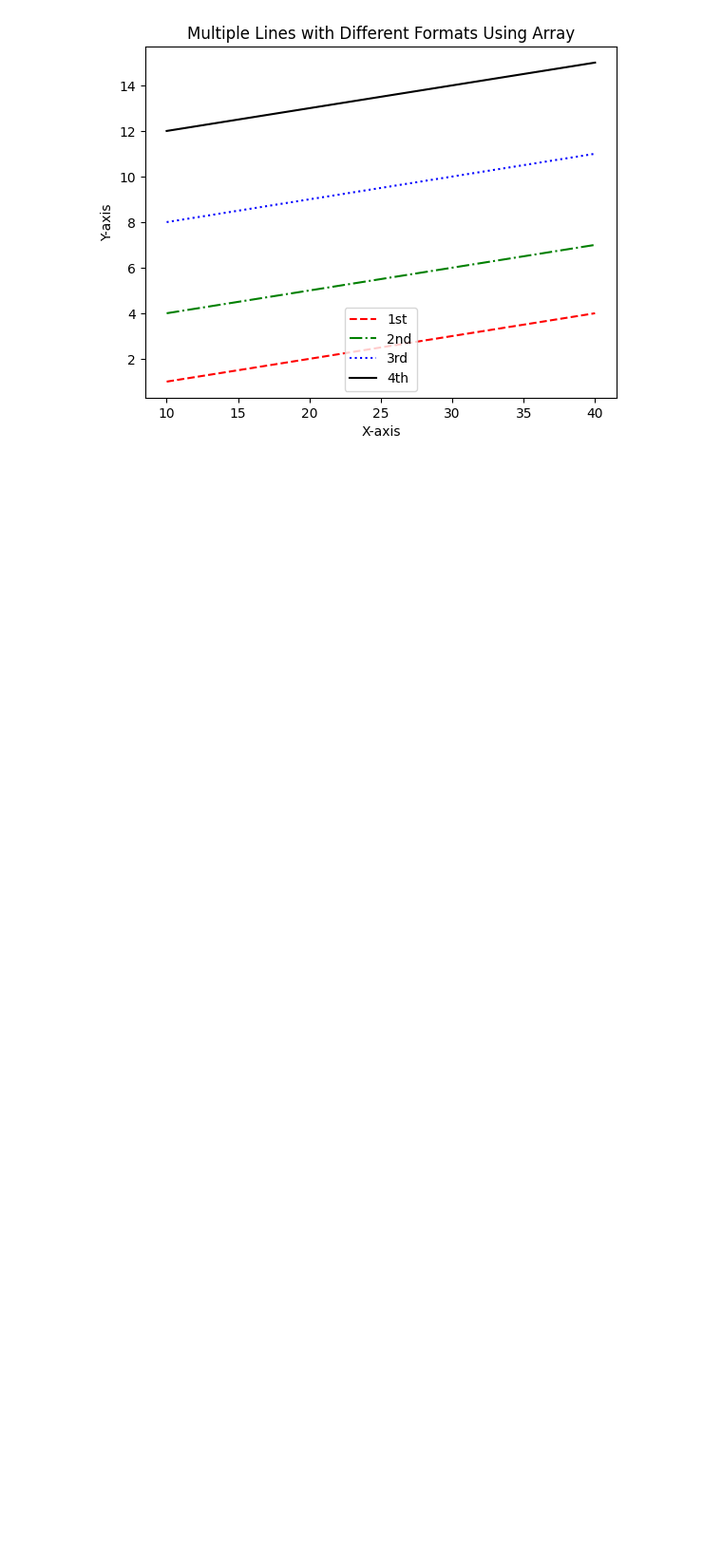
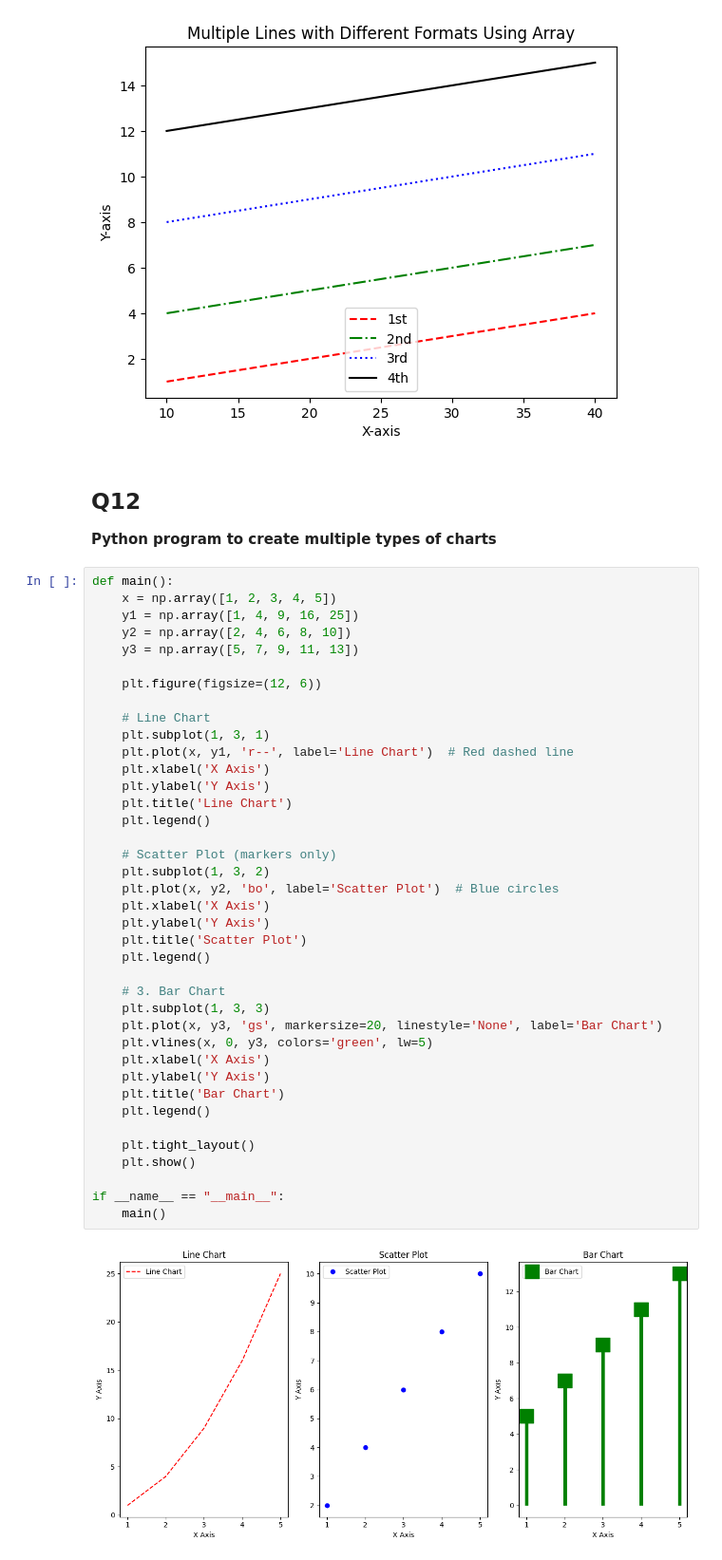
Before and after one commit to ayush-prajapati01/Python-Libraries, a Jupyter notebook: Matplotlib_Programs/matplotlib_programs.ipynb, the cells around one changed output. Shown at 95% size. Cells and saved outputs as stored; diff of their text form; blank space fills up the shorter version.

Commit message:
[Ayush] Add: Python program to create multiple types of charts

```diff
--- a/Matplotlib_Programs/matplotlib_programs.ipynb
+++ b/Matplotlib_Programs/matplotlib_programs.ipynb
@@ -375,3 +375,47 @@ if __name__ == "__main__":
     main()
 # %% [output]
 [figure]
+# %% [markdown]
+## Q12
+**Python program to create multiple types of charts**
+# %%
+def main():
+    x = np.array([1, 2, 3, 4, 5])
+    y1 = np.array([1, 4, 9, 16, 25])
+    y2 = np.array([2, 4, 6, 8, 10])
+    y3 = np.array([5, 7, 9, 11, 13])
+
+    plt.figure(figsize=(12, 6))
+
+    # Line Chart
+    plt.subplot(1, 3, 1)
+    plt.plot(x, y1, 'r--', label='Line Chart')  # Red dashed line
+    plt.xlabel('X Axis')
+    plt.ylabel('Y Axis')
+    plt.title('Line Chart')
+    plt.legend()
+
+    # Scatter Plot (markers only)
+    plt.subplot(1, 3, 2)
+    plt.plot(x, y2, 'bo', label='Scatter Plot')  # Blue circles
+    plt.xlabel('X Axis')
+    plt.ylabel('Y Axis')
+    plt.title('Scatter Plot')
+    plt.legend()
+
+    # 3. Bar Chart
+    plt.subplot(1, 3, 3)
+    plt.plot(x, y3, 'gs', markersize=20, linestyle='None', label='Bar Chart')
+    plt.vlines(x, 0, y3, colors='green', lw=5)
+    plt.xlabel('X Axis')
+    plt.ylabel('Y Axis')
+    plt.title('Bar Chart')
+    plt.legend()
+
+    plt.tight_layout()
+    plt.show()
+
+if __name__ == "__main__":
+    main()
+# %% [output]
+[figure, added]
```
